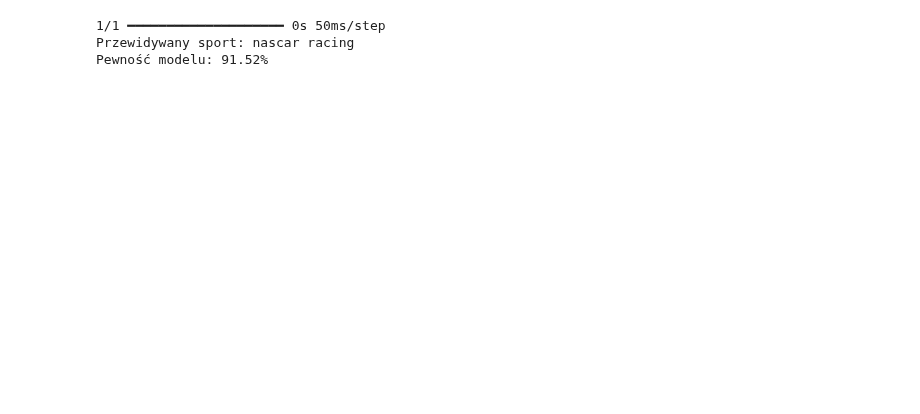
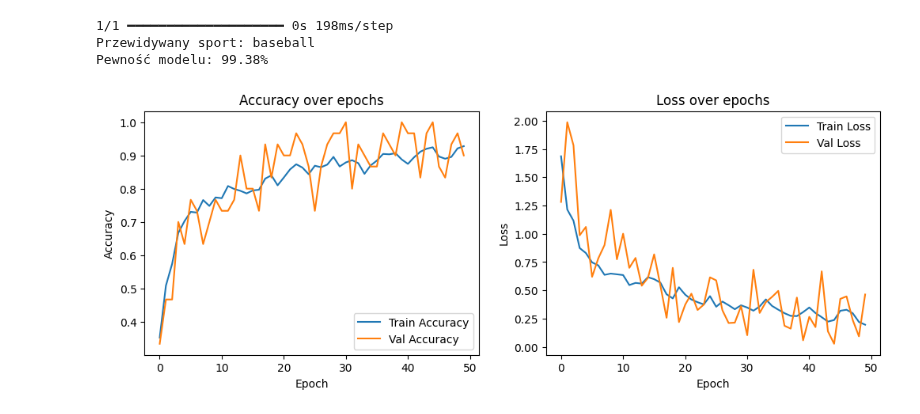
Before and after one commit to xBartosh/sports-ai, a Jupyter notebook: cnn.ipynb, the cells around one changed output. Saved outputs shown, nothing was run; the diff lists cells and outputs as text; code cells hidden in the pictures; blank space fills up the shorter version.

```diff
--- a/cnn.ipynb
+++ b/cnn.ipynb
@@ -18,8 +18,7 @@ print(tf.__version__)  # Upewnij się, że TensorFlow działa poprawnie
 IMG_SIZE = (224, 224)
 BATCH_SIZE = 32
 NUM_CLASSES = 6  # 6 sportów
-EPOCHS = 20      # Bez transfer learningu prawdopodobnie trzeba więcej epok
-# (ale to zależy od liczby obrazów)
+EPOCHS = 50
 
 # ====================================
 # 2. GENERATORY DANYCH
@@ -211,7 +208,7 @@ def predict_sport(image_path, model, class_names):
 
 # Ścieżka do przykładowego zdjęcia
 # (zmień na własną ścieżkę, np. 'test_images/my_image.jpg')
-test_image_path = "image6.jpg"
+test_image_path = "image7.jpg"
 
 # Klasyfikacja
 label, conf = predict_sport(test_image_path, model, class_names)
@@ -219,6 +216,47 @@ label, conf = predict_sport(test_image_path, model, class_names)
 print(f"Przewidywany sport: {label}")
 print(f"Pewność modelu: {conf * 100:.2f}%")
 # %% [output]
-1/1 ━━━━━━━━━━━━━━━━━━━━ 0s 50ms/step
-Przewidywany sport: nascar racing
-Pewność modelu: 91.52%
+1/1 ━━━━━━━━━━━━━━━━━━━━ 0s 198ms/step
+Przewidywany sport: baseball
+Pewność modelu: 99.38%
+# %%
+# ====================================
+# 8. ZAPISANIE I WIZUALIZACJA HISTORII TRENOWANIA
+# ====================================
+import matplotlib.pyplot as plt
+
+# 1. Wyciągnięcie historii trenowania
+acc = history.history['accuracy']
+val_acc = history.history['val_accuracy']
+loss = history.history['loss']
+val_loss = history.history['val_loss']
+
+# 2. Przygotowanie zakresu epok do wyświetlenia na osi X
+epochs_range = range(EPOCHS)
+
+# 3. Wykresy Accuracy
+plt.figure(figsize=(12, 4))
+
+plt.subplot(1, 2, 1)
+plt.plot(epochs_range, acc, label='Train Accuracy')
+plt.plot(epochs_range, val_acc, label='Val Accuracy')
+plt.title('Accuracy over epochs')
+plt.xlabel('Epoch')
+plt.ylabel('Accuracy')
+plt.legend()
+
+# 4. Wykresy Loss
+plt.subplot(1, 2, 2)
+plt.plot(epochs_range, loss, label='Train Loss')
+plt.plot(epochs_range, val_loss, label='Val Loss')
+plt.title('Loss over epochs')
+plt.xlabel('Epoch')
+plt.ylabel('Loss')
+plt.legend()
+
+# 5. Zapisanie wykresu do pliku (opcjonalne)
+plt.savefig('training_history.png', dpi=100)
+
+plt.show()
+# %% [output]
+[figure, added]
```
Also changed, not shown: parts of 1 cell of this notebook, 2 other files.
